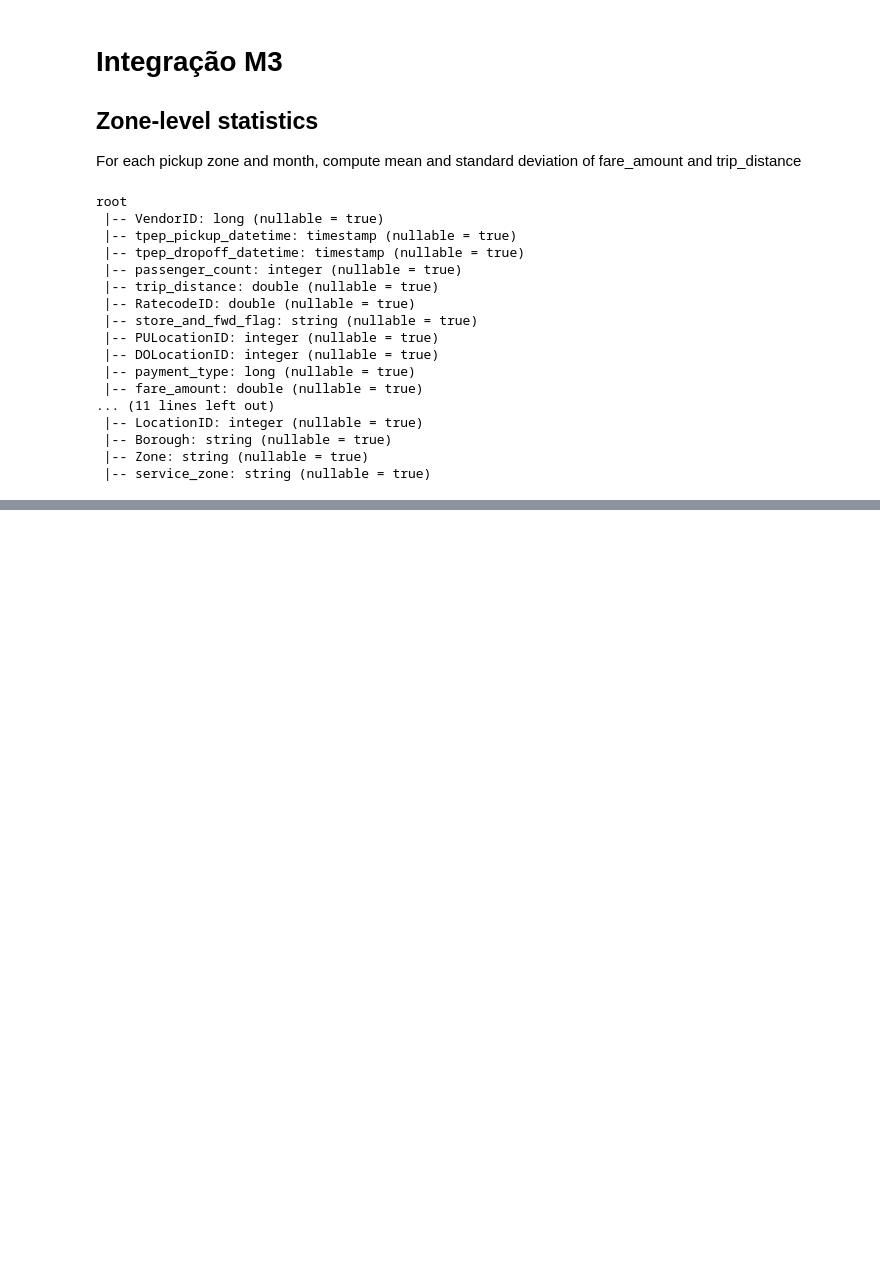
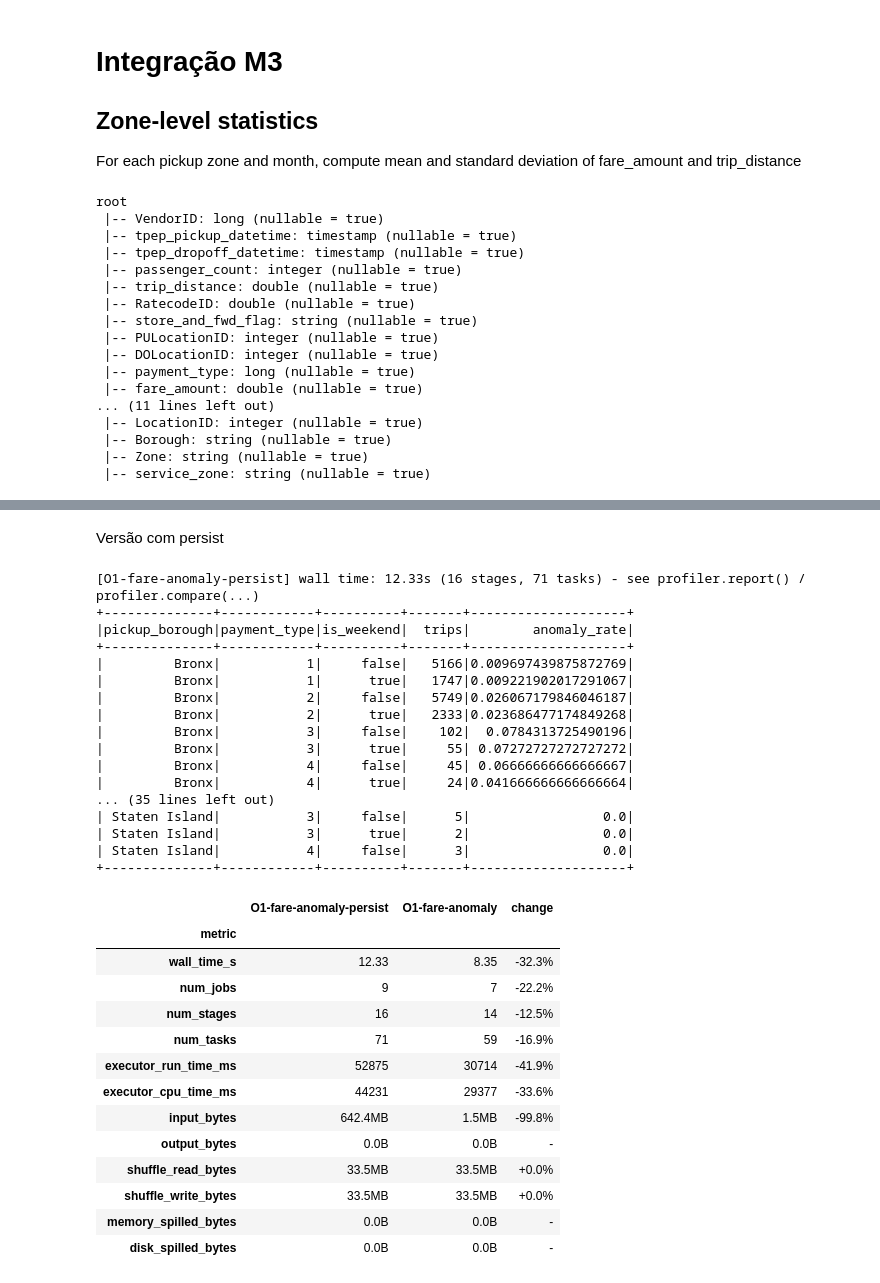
Before and after one commit to RCarretas/CP-77904-77935, a Jupyter notebook: apps/main.ipynb, the cells around one changed output, grey strips where cells are left out. Saved outputs shown, nothing was run; the diff lists cells and outputs as text; code cells hidden in the pictures; blank space fills up the shorter version.

```diff
--- a/apps/main.ipynb
+++ b/apps/main.ipynb
@@ -171,0 +296,71 @@ with (profiler.profile("M3- Zone Level statistics")):
+# %% [markdown]
+Versão com persist
+# %%
+from pyspark import StorageLevel
+
+with profiler.profile("O1-fare-anomaly-persist"):
+    o1_base = (trips_typed
+        .select("PULocationID", "payment_type", "fare_amount",
+                "trip_distance", "tpep_pickup_datetime")
+        .withColumn("fare_per_mile", F.col("fare_amount") / F.col("trip_distance"))
+        .withColumn("hour_of_day", F.hour("tpep_pickup_datetime"))
+        .withColumn("day_of_week", F.dayofweek("tpep_pickup_datetime"))
+        .persist(StorageLevel.MEMORY_AND_DISK))
+
+    stats = (o1_base
+        .groupBy("PULocationID", "hour_of_day")
+        .agg(F.avg("fare_per_mile").alias("fpm_mean"),
+             F.stddev("fare_per_mile").alias("fpm_std")))
+
+    flagged = (o1_base
+        .join(stats, ["PULocationID", "hour_of_day"])
+        .withColumn("is_anomaly",
+                    F.col("fare_per_mile") > F.col("fpm_mean") + 3 * F.col("fpm_std"))
+        .withColumn("is_weekend", F.col("day_of_week").isin(1, 7)))
+
+    flagged = (flagged
+        .join(zones, flagged.PULocationID == zones.LocationID, "left")
+        .withColumnRenamed("Borough", "pickup_borough"))
+
+    o1 = (flagged
+        .groupBy("pickup_borough", "payment_type", "is_weekend")
+        .agg(F.count("*").alias("trips"),
+             F.avg(F.col("is_anomaly").cast("int")).alias("anomaly_rate")))
+
+    o1.count()
+
+o1_base.unpersist()
+o1.orderBy("pickup_borough", "payment_type", "is_weekend").show(50)
+profiler.compare("O1-fare-anomaly-persist", "O1-fare-anomaly")
+# %% [output]
+[O1-fare-anomaly-persist] wall time: 12.33s (16 stages, 71 tasks) - see profiler.report() / profiler.compare(...)
++--------------+------------+----------+-------+--------------------+
+|pickup_borough|payment_type|is_weekend|  trips|        anomaly_rate|
++--------------+------------+----------+-------+--------------------+
+|         Bronx|           1|     false|   5166|0.009697439875872769|
+|         Bronx|           1|      true|   1747|0.009221902017291067|
+|         Bronx|           2|     false|   5749|0.026067179846046187|
+|         Bronx|           2|      true|   2333|0.023686477174849268|
+|         Bronx|           3|     false|    102|  0.0784313725490196|
+|         Bronx|           3|      true|     55| 0.07272727272727272|
+|         Bronx|           4|     false|     45| 0.06666666666666667|
+|         Bronx|           4|      true|     24|0.041666666666666664|
+... (35 lines left out)
+| Staten Island|           3|     false|      5|                 0.0|
+| Staten Island|           3|      true|      2|                 0.0|
+| Staten Island|           4|     false|      3|                 0.0|
++--------------+------------+----------+-------+--------------------+
+|  | O1-fare-anomaly-persist | O1-fare-anomaly | change |
+| metric |  |  |  |
+| wall_time_s | 12.33 | 8.35 | -32.3% |
+| num_jobs | 9 | 7 | -22.2% |
+| num_stages | 16 | 14 | -12.5% |
+| num_tasks | 71 | 59 | -16.9% |
+| executor_run_time_ms | 52875 | 30714 | -41.9% |
+| executor_cpu_time_ms | 44231 | 29377 | -33.6% |
+| input_bytes | 642.4MB | 1.5MB | -99.8% |
+| output_bytes | 0.0B | 0.0B | - |
+| shuffle_read_bytes | 33.5MB | 33.5MB | +0.0% |
+| shuffle_write_bytes | 33.5MB | 33.5MB | +0.0% |
+| memory_spilled_bytes | 0.0B | 0.0B | - |
+| disk_spilled_bytes | 0.0B | 0.0B | - |
```
Also changed, not shown: parts of 20 cells of this notebook, 2 other files.
